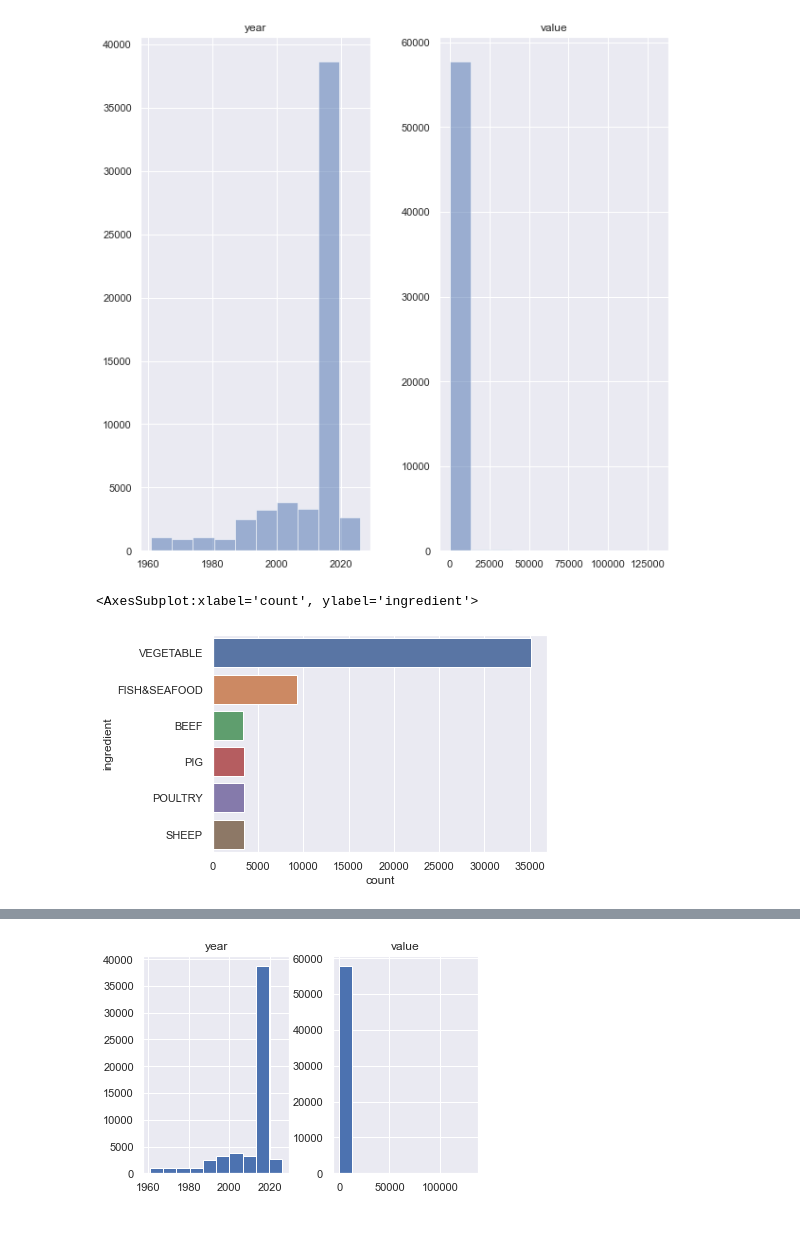
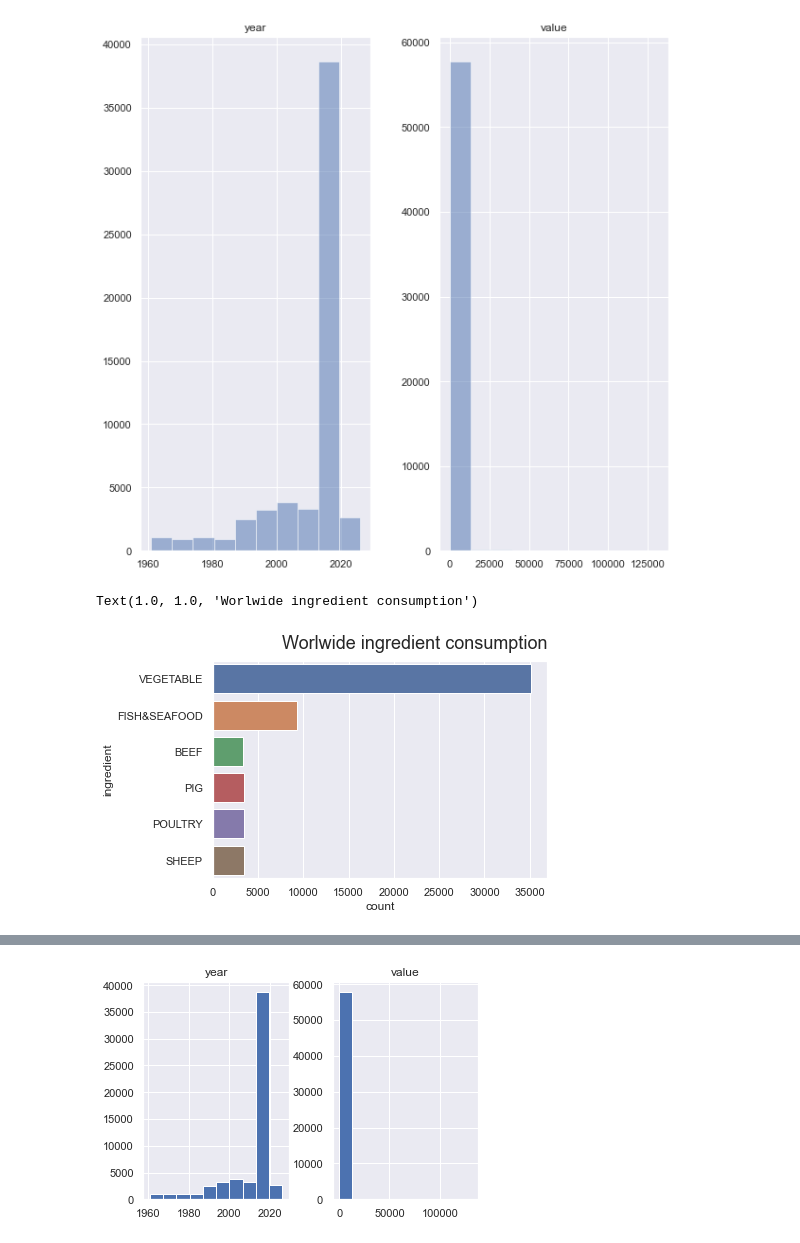
Before and after one commit to kellyc-j/MenuAssistance_project_y4, a Jupyter notebook: No_4_MenuAssistance.ipynb, the cells around one changed output, grey strips where cells are left out. Drawn from its saved outputs; the diff is of its cells as text; code cells hidden in the pictures.

```diff
--- a/No_4_MenuAssistance.ipynb
+++ b/No_4_MenuAssistance.ipynb
@@ -635,9 +671,10 @@ plt.show()
 [figure]
 # %%
 sns.countplot(y='ingredient', data=TOTALdataIngredients)
+plt.title("Worlwide ingredient consumption", loc = 'right', fontdict={'fontsize':18}, pad=12)
 # %% [output]
-<AxesSubplot:xlabel='count', ylabel='ingredient'>
+Text(1.0, 1.0, 'Worlwide ingredient consumption')
-[figure, old version]
+[figure, new version]
 # %%
 pie_TotalInt_df = TOTALdataIngredients.groupby('ingredient')['value'].sum()
 pie_TotalInt_df.plot.pie(figsize=(8,8), radius=1.2, autopct='%1.1f%%')
```
Also changed, not shown: parts of 58 cells of this notebook.
